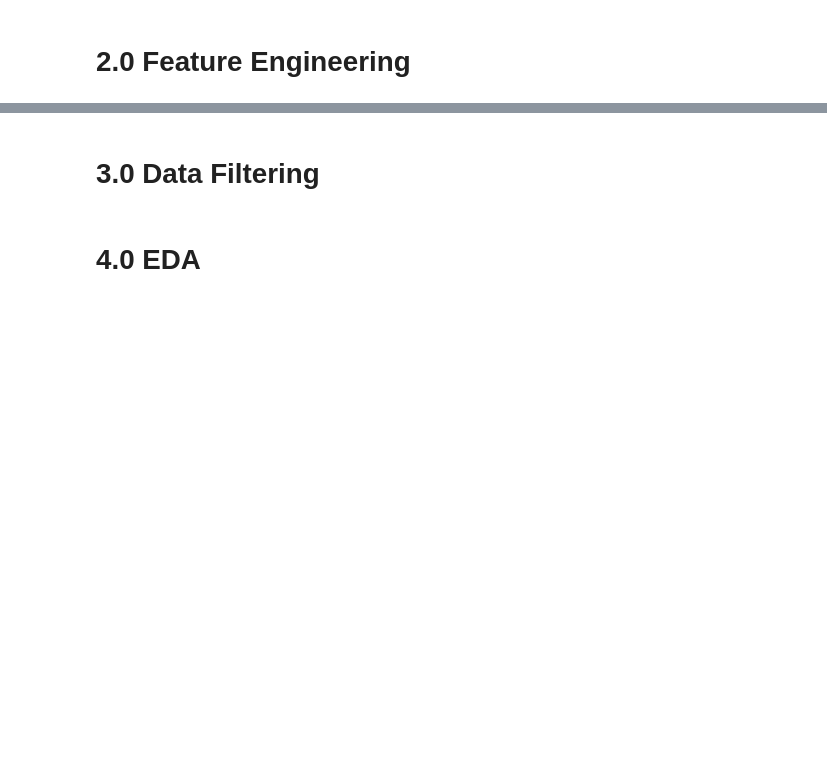
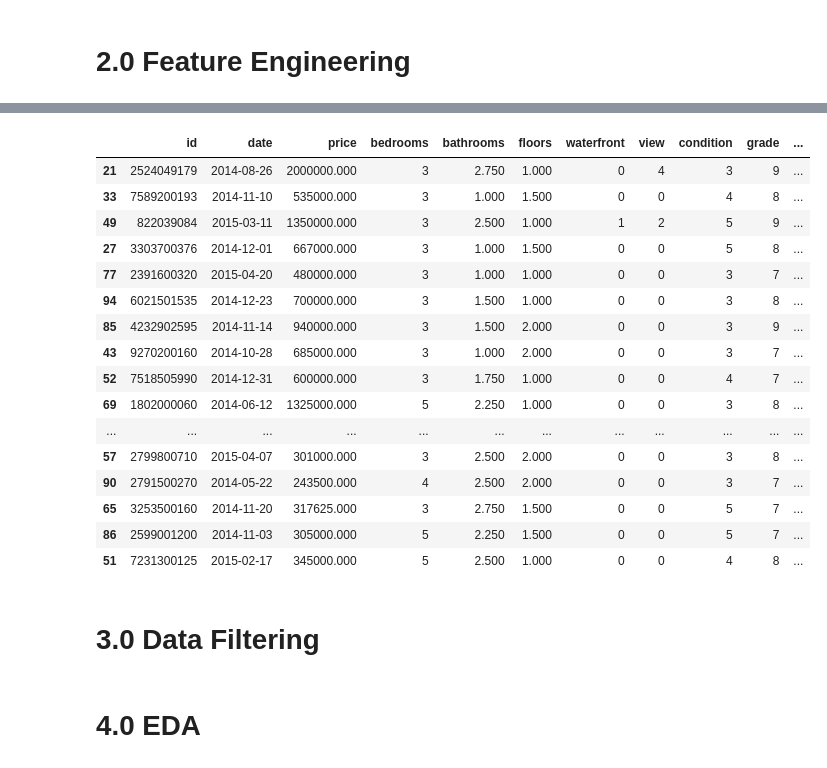
Before and after one commit to natan-matos/house-rocket, a Jupyter notebook: notebooks/00-project.ipynb, the cells around one changed output, grey strips where cells are left out. Drawn from its saved outputs; the diff is of its cells as text; code cells hidden in the pictures; blank space fills up the shorter version.

```diff
--- a/notebooks/00-project.ipynb
+++ b/notebooks/00-project.ipynb
@@ -21,2 +131,40 @@
+# %%
+# Date
+df1['date'] = pd.to_datetime(df1['date'])
+# %%
+# sqft_living
+df1['m2_living'] = df1['sqft_living'].apply(lambda x: x * 0.092903)
+# sqft_lot
+df1['m2_lot'] = df1['sqft_lot'].apply(lambda x: x * 0.092903)
+# sqf_above
+df1['m2_above'] = df1['sqft_above'].apply(lambda x: x * 0.092903)
+# sqf_basement
+df1['m2_basement'] = df1['sqft_basement'].apply(lambda x: x * 0.092903)
+# %%
+# drop old columns
+df1 = df1.drop(['sqft_lot', 'sqft_living', 'sqft_living', 'sqft_above', 'sqft_basement', 'sqft_living15', 'sqft_lot15'], axis=1)
+# %%
+# price per m2
+df1['price_m2'] = df1['price'] / df1['m2_living']
+# %%
+df1.head(100).sort_values('price_m2', ascending=False)
+# %% [output]
+|  | id | date | price | bedrooms | bathrooms | floors | waterfront | view | condition | grade | ... |
+| 21 | 2524049179 | 2014-08-26 | 2000000.000 | 3 | 2.750 | 1.000 | 0 | 4 | 3 | 9 | ... |
+| 33 | 7589200193 | 2014-11-10 | 535000.000 | 3 | 1.000 | 1.500 | 0 | 0 | 4 | 8 | ... |
+| 49 | 822039084 | 2015-03-11 | 1350000.000 | 3 | 2.500 | 1.000 | 1 | 2 | 5 | 9 | ... |
+| 27 | 3303700376 | 2014-12-01 | 667000.000 | 3 | 1.000 | 1.500 | 0 | 0 | 5 | 8 | ... |
+| 77 | 2391600320 | 2015-04-20 | 480000.000 | 3 | 1.000 | 1.000 | 0 | 0 | 3 | 7 | ... |
+| 94 | 6021501535 | 2014-12-23 | 700000.000 | 3 | 1.500 | 1.000 | 0 | 0 | 3 | 8 | ... |
+| 85 | 4232902595 | 2014-11-14 | 940000.000 | 3 | 1.500 | 2.000 | 0 | 0 | 3 | 9 | ... |
+| 43 | 9270200160 | 2014-10-28 | 685000.000 | 3 | 1.000 | 2.000 | 0 | 0 | 3 | 7 | ... |
+| 52 | 7518505990 | 2014-12-31 | 600000.000 | 3 | 1.750 | 1.000 | 0 | 0 | 4 | 7 | ... |
+| 69 | 1802000060 | 2014-06-12 | 1325000.000 | 5 | 2.250 | 1.000 | 0 | 0 | 3 | 8 | ... |
+| ... | ... | ... | ... | ... | ... | ... | ... | ... | ... | ... | ... |
+| 57 | 2799800710 | 2015-04-07 | 301000.000 | 3 | 2.500 | 2.000 | 0 | 0 | 3 | 8 | ... |
+| 90 | 2791500270 | 2014-05-22 | 243500.000 | 4 | 2.500 | 2.000 | 0 | 0 | 3 | 7 | ... |
+| 65 | 3253500160 | 2014-11-20 | 317625.000 | 3 | 2.750 | 1.500 | 0 | 0 | 5 | 7 | ... |
+| 86 | 2599001200 | 2014-11-03 | 305000.000 | 5 | 2.250 | 1.500 | 0 | 0 | 5 | 7 | ... |
+| 51 | 7231300125 | 2015-02-17 | 345000.000 | 5 | 2.500 | 1.000 | 0 | 0 | 4 | 8 | ... |
 # %% [markdown]
 # 3.0 Data Filtering
```
Also changed, not shown: parts of 26 cells of this notebook.
